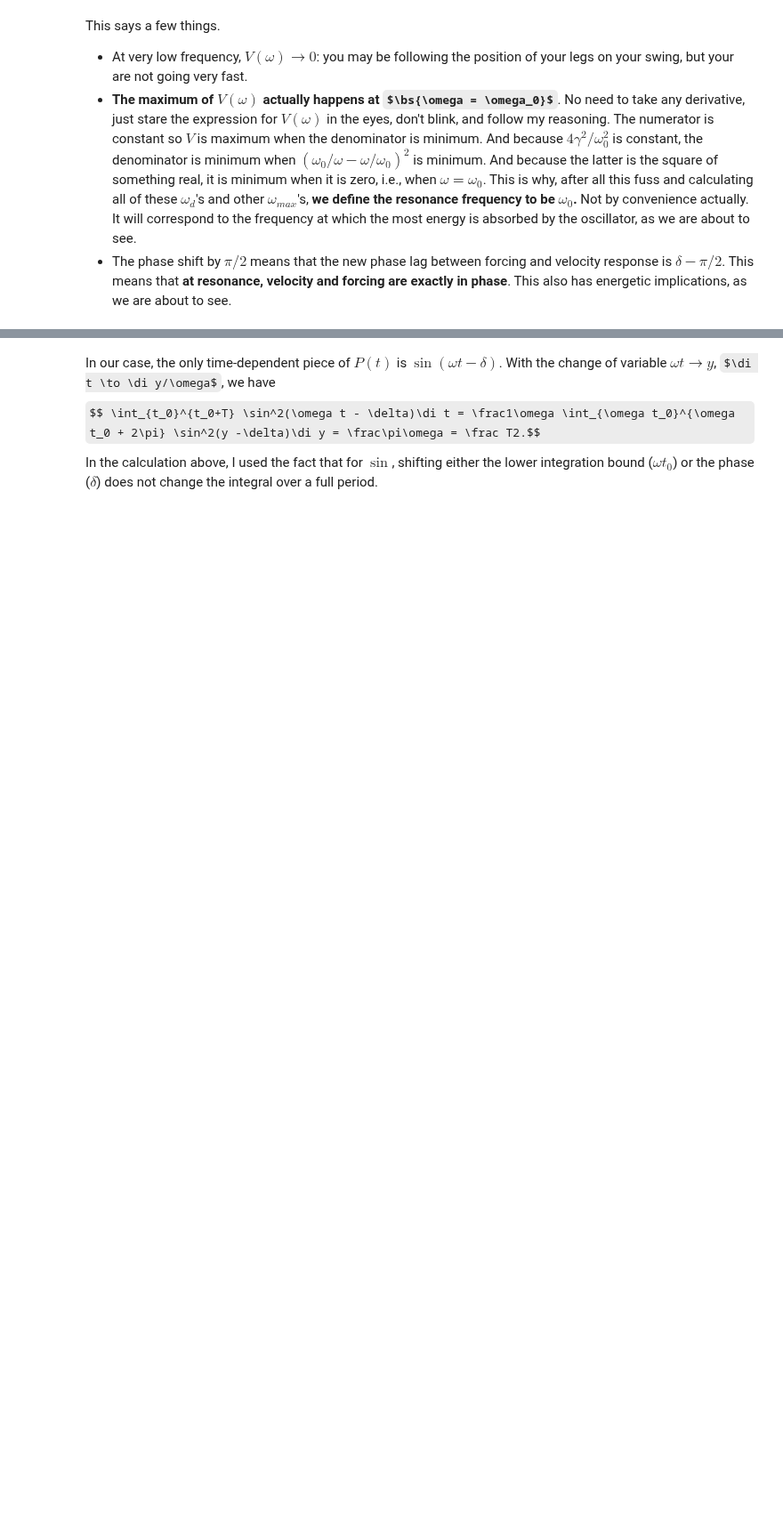
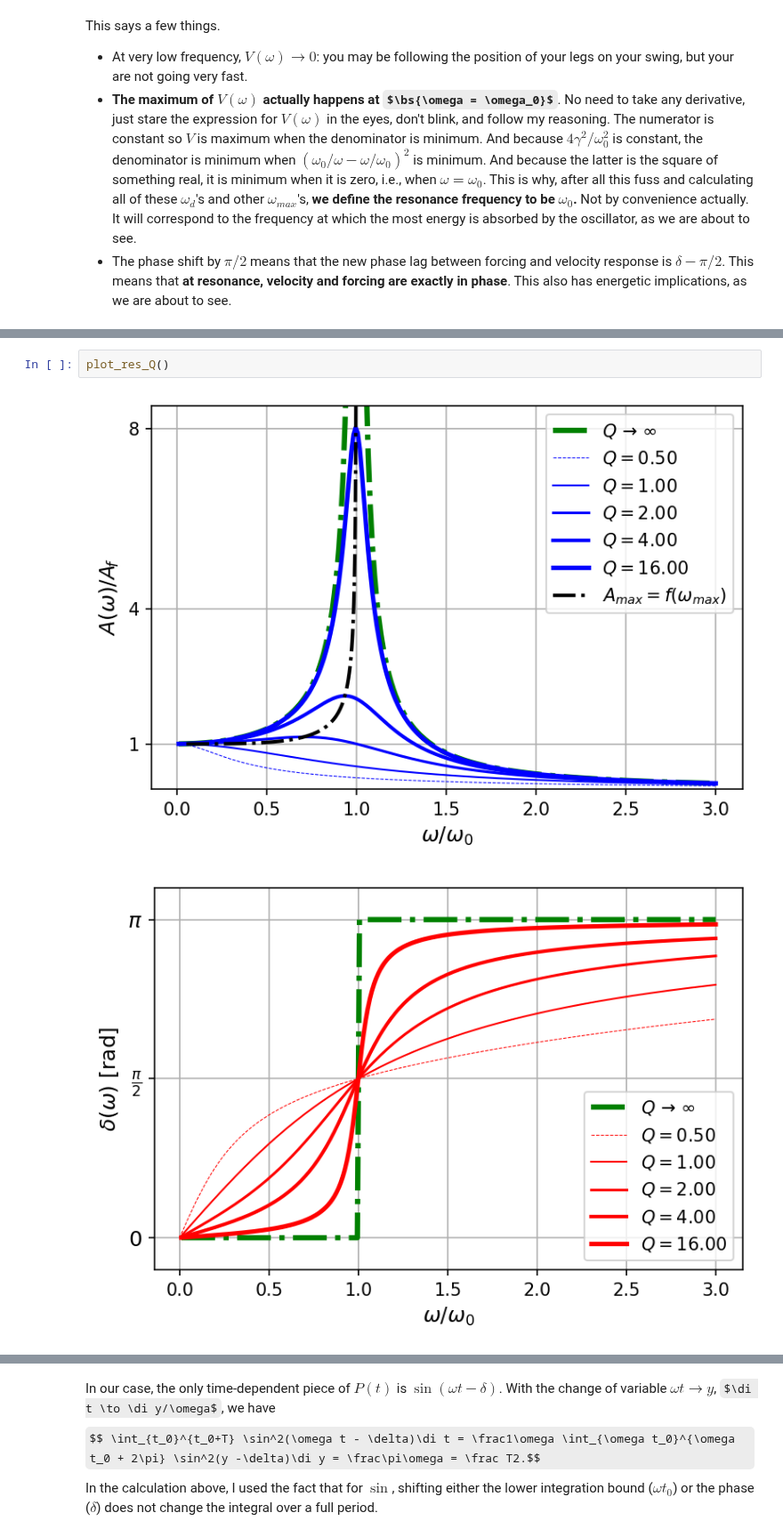
Before and after one commit to ChanJeunlam/254-lectures-2021, a Jupyter notebook: L05-Damped-n-DrivenOscillators/L05-Damped-DrivenOscillators.ipynb, the cells around one changed output, grey strips where cells are left out. Shown at 89% size. Drawn from its saved outputs; the diff is of its cells as text; some formulas as TeX source; blank space fills up the shorter version.

```diff
--- a/L05-Damped-n-DrivenOscillators/L05-Damped-DrivenOscillators.ipynb
+++ b/L05-Damped-n-DrivenOscillators/L05-Damped-DrivenOscillators.ipynb
@@ -429,0 +501,5 @@ This says a few things.
+# %%
+plot_res_Q()
+# %% [output]
+[figure, added]
+[figure, added]
```
Also changed, not shown: parts of 54 cells of this notebook, 3 other files.
